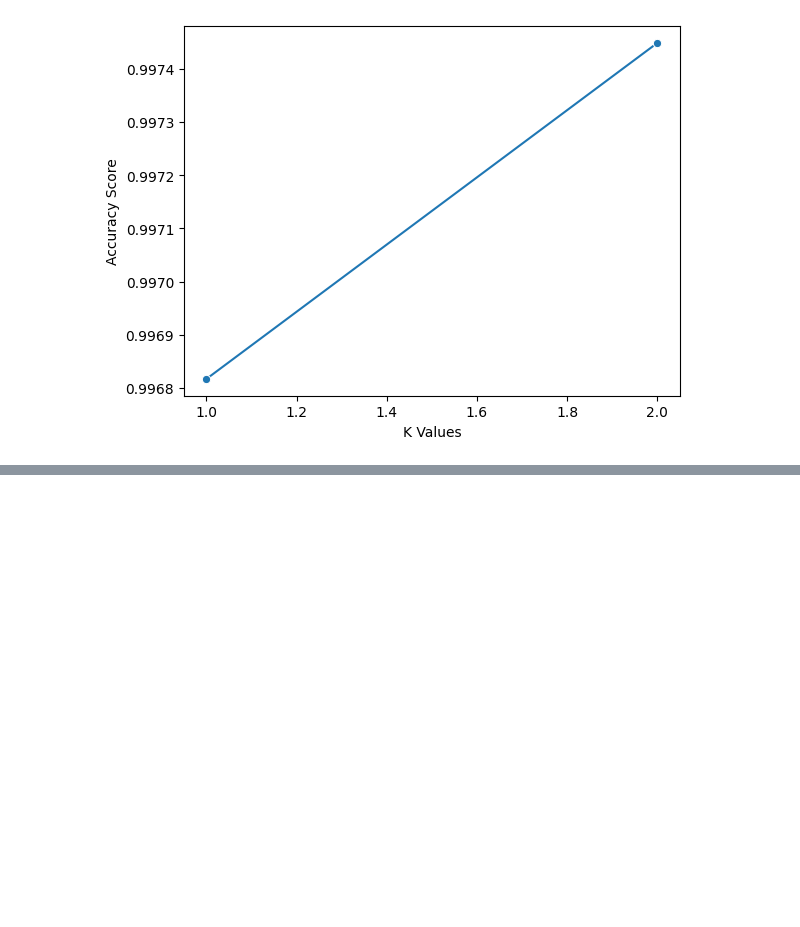
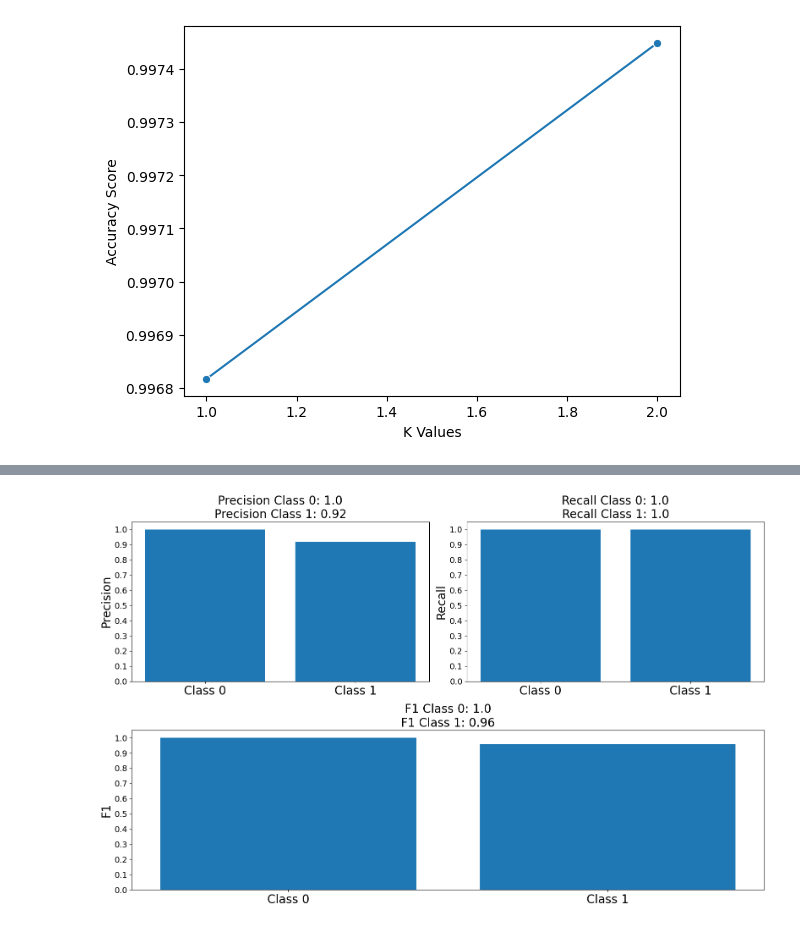
Before and after one commit to AndrijaLazic/AsteroidDetectionModel, a Jupyter notebook: Project.ipynb, the cells around one changed output, grey strips where cells are left out. Cells and saved outputs as stored; diff of their text form; code cells hidden in the pictures; blank space fills up the shorter version.

```diff
--- a/Project.ipynb
+++ b/Project.ipynb
@@ -869,0 +894,8 @@ display(RezultatiTestiranja)
+# %%
+clf = tree.DecisionTreeClassifier()
+
+clf.fit(X_train, Y_train.values.ravel())
+yPredict=clf.predict(X_test)
+get_precisions_recalls(Y_test.values.ravel(), yPredict)
+# %% [output]
+[figure, added]
```
Also changed, not shown: parts of 8 cells of this notebook, 1 other file.
